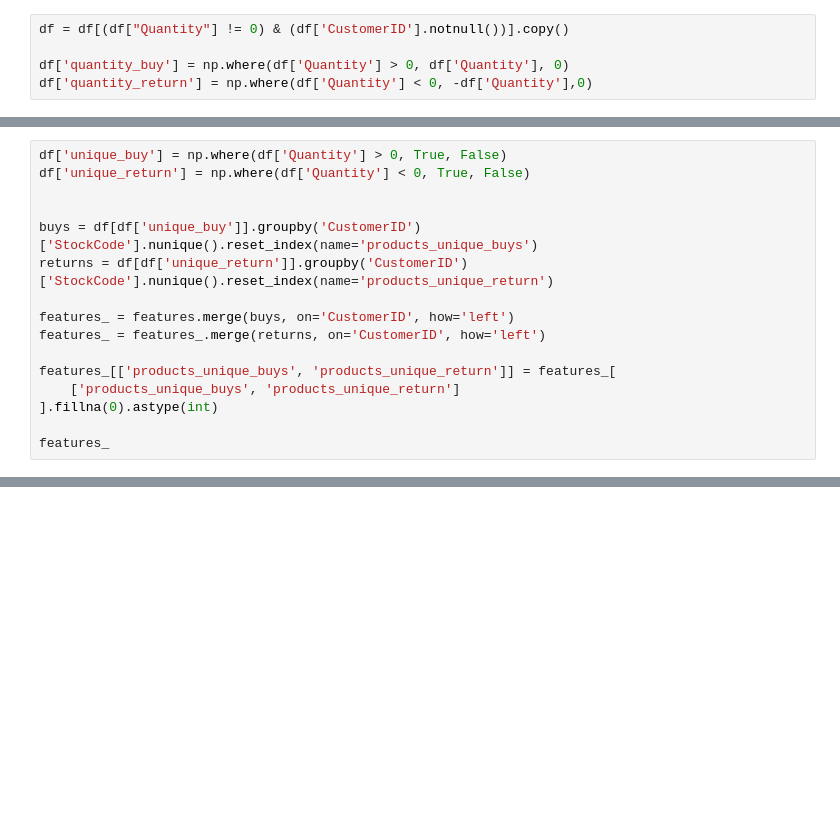
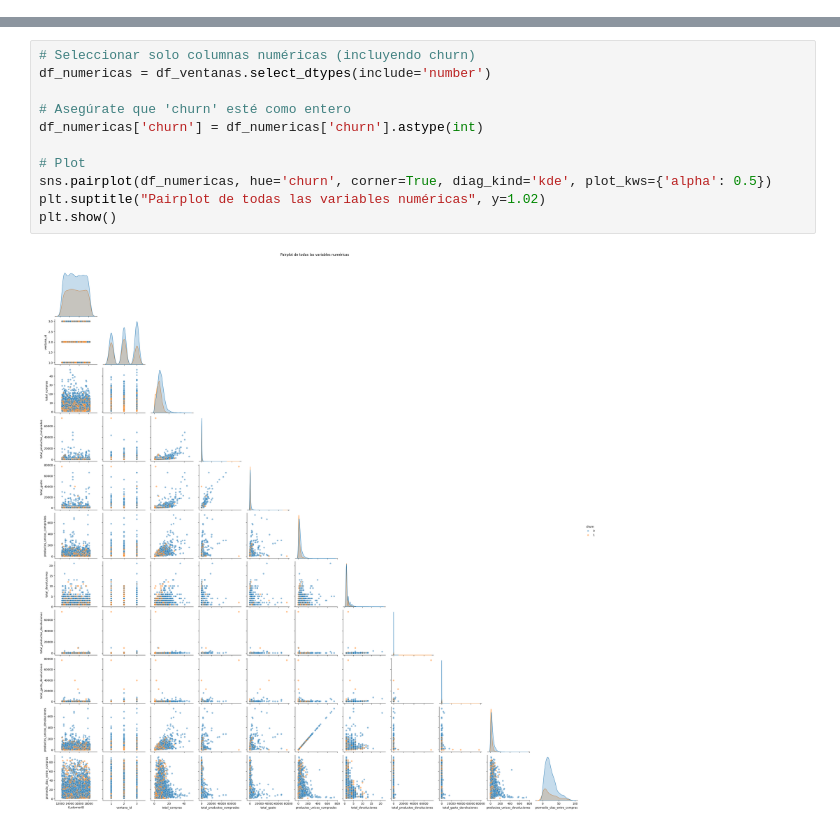
Before and after one commit to Leonel481/mlops-dtc-project, a Jupyter notebook: dev/churn.ipynb, the cells around one changed output, grey strips where cells are left out. Saved outputs shown, nothing was run; the diff lists cells and outputs as text; blank space fills up the shorter version.

```diff
--- a/dev/churn.ipynb
+++ b/dev/churn.ipynb
@@ -230,5 +16,0 @@ compras_churn_window
-# %%
-df = df[(df["Quantity"] != 0) & (df['CustomerID'].notnull())].copy()
-
-df['quantity_buy'] = np.where(df['Quantity'] > 0, df['Quantity'], 0)
-df['quantity_return'] = np.where(df['Quantity'] < 0, -df['Quantity'],0)
@@ -305,16 +16,0 @@ features_
-# %%
-df['unique_buy'] = np.where(df['Quantity'] > 0, True, False)
-df['unique_return'] = np.where(df['Quantity'] < 0, True, False)
-
-
-buys = df[df['unique_buy']].groupby('CustomerID')['StockCode'].nunique().reset_index(name='products_unique_buys')
-returns = df[df['unique_return']].groupby('CustomerID')['StockCode'].nunique().reset_index(name='products_unique_return')
-
-features_ = features.merge(buys, on='CustomerID', how='left')
-features_ = features_.merge(returns, on='CustomerID', how='left')
-
-features_[['products_unique_buys', 'products_unique_return']] = features_[
-    ['products_unique_buys', 'products_unique_return']
-].fillna(0).astype(int)
-
-features_
@@ -563,0 +225,13 @@ plt.show()
+# %%
+# Seleccionar solo columnas numéricas (incluyendo churn)
+df_numericas = df_ventanas.select_dtypes(include='number')
+
+# Asegúrate que 'churn' esté como entero
+df_numericas['churn'] = df_numericas['churn'].astype(int)
+
+# Plot
+sns.pairplot(df_numericas, hue='churn', corner=True, diag_kind='kde', plot_kws={'alpha': 0.5})
+plt.suptitle("Pairplot de todas las variables numéricas", y=1.02)
+plt.show()
+# %% [output]
+[figure, added]
```
Also changed, not shown: parts of 46 cells of this notebook.
